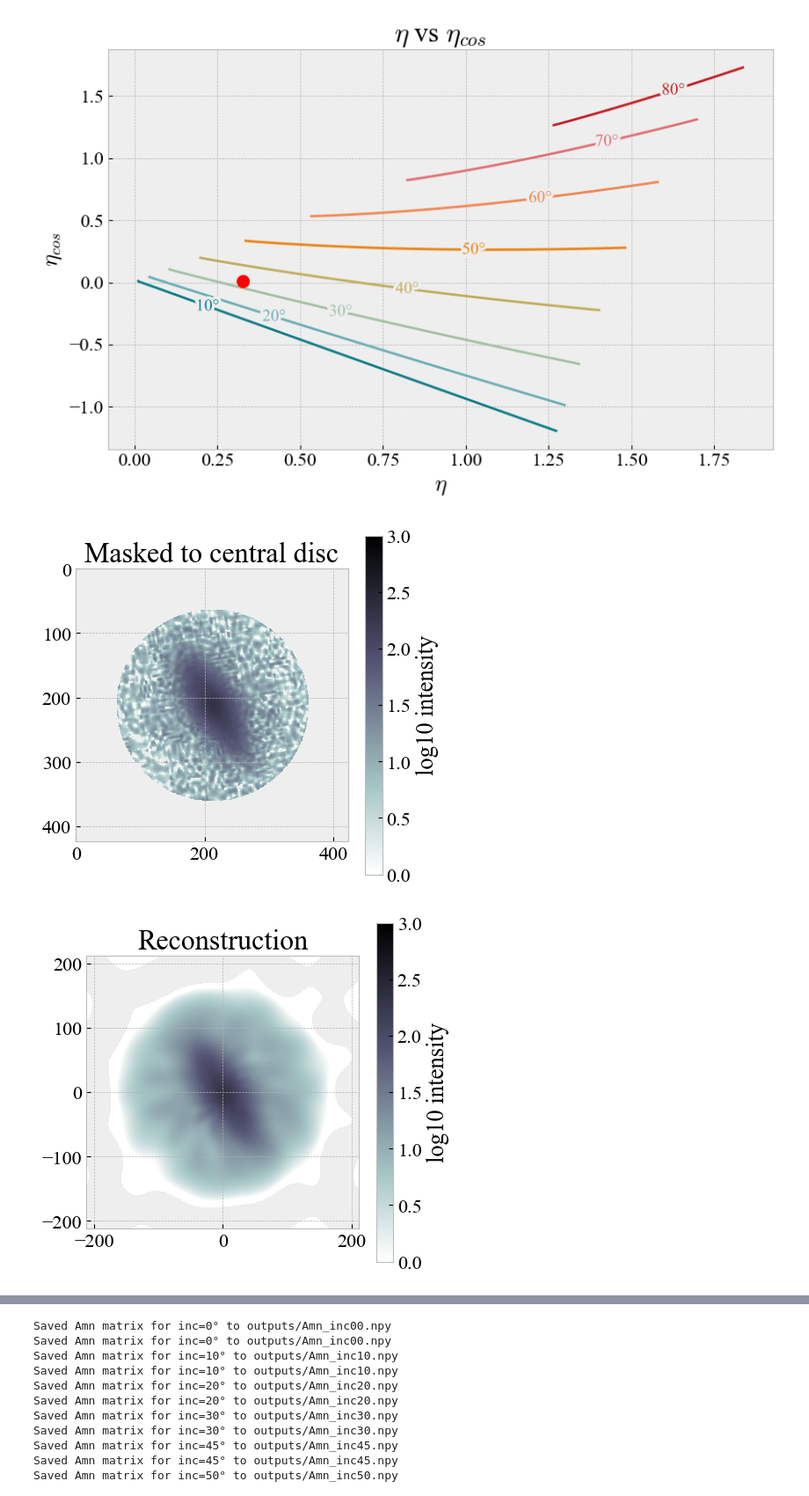
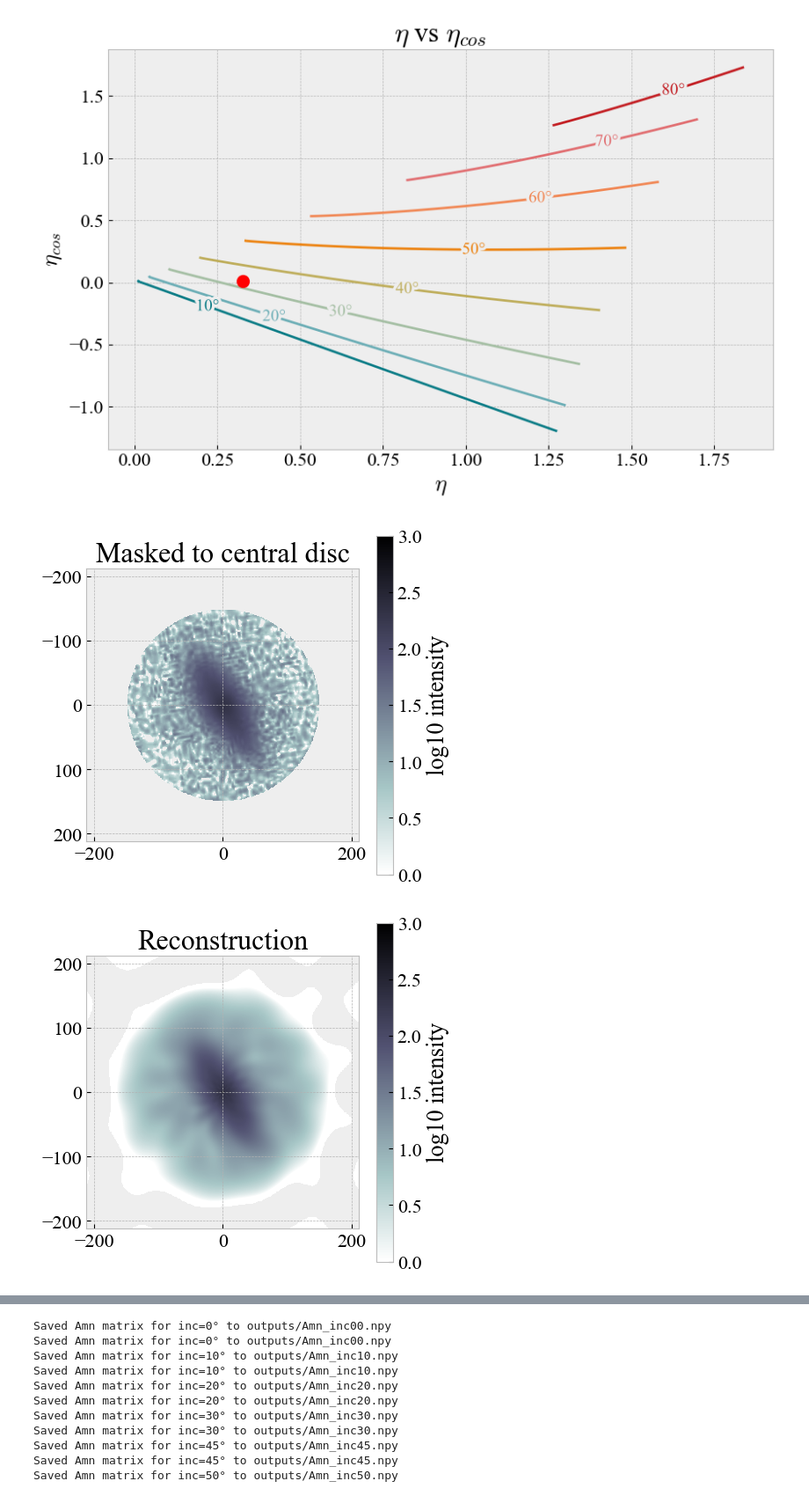
Before and after one commit to meganhmartinez/Sonification, a Jupyter notebook: Expansions.ipynb, the cells around one changed output, grey strips where cells are left out. Shown at 88% size. Saved outputs shown, nothing was run; the diff lists cells and outputs as text; code cells hidden in the pictures.

```diff
--- a/Expansions.ipynb
+++ b/Expansions.ipynb
@@ -182,10 +179,7 @@ Amn (rows = n, columns = m):
 0.3278618223455878 0.0109589688104481
 [figure]
 # %%
-from PIL import Image
-import numpy as np
-import matplotlib.pyplot as plt
-from src.DiscModel import DiscGalaxy
+rmax= 212
 
 #Load the image as a 2D float array
 file = "99129.jpg"
@@ -198,14 +192,17 @@ radius = 150  # in pixels
 # Build the circular mask
 y, x = np.indices((h,w))
 mask = (x - cx)**2 + (y - cy)**2 <= radius**2
+x_edges = np.linspace(-rmax, rmax, w)
+y_edges = np.linspace(rmax, -rmax, h)
+
 
 # Apply it: keep the disc, zero (or nan) outside
 disc_only = np.where(mask, gray, 0.0)
 
 #Quick check that only the central disc remains
 plt.figure(figsize=(5,5))
-plt.imshow(np.log10(np.where(disc_only>0, disc_only, np.nan)),
-            cmap='bone_r',
+plt.imshow(np.log10(np.where(disc_only>0, disc_only, np.nan)), extent=[x_edges[0],x_edges[-1],y_edges[0],y_edges[-1]],
+           cmap='bone_r',
            vmin=0, vmax=3)
 plt.colorbar(label='log10 intensity')
 plt.title("Masked to central disc")
@@ -230,34 +227,34 @@ D.y_centers = y_centers
 mmax, nmax = 14, 10
 E1 = D.make_expansion(mmax, nmax, 15, noisy=False)
 E1.laguerre_reconstruction(D.r, D.p)
 
 # Histogram back & plot
 X2, Y2   = np.meshgrid(x_centers, y_centers, indexing='ij')
 x_flat   = X2.ravel();     y_flat   = Y2.ravel()
 w_flat   = E1.reconstruction.ravel()
 
 recon_img, _, _ = np.histogram2d(
     x_flat, y_flat,
     bins=[x_edges, y_edges],
     weights=w_flat
 )
 counts, _, _ = np.histogram2d(
     x_flat, y_flat,
     bins=[x_edges, y_edges]
 )
 recon_img = recon_img / np.maximum(counts, 1)
 recon_img *= np.sum(disc_only) / np.sum(recon_img)
 recon_img = recon_img.T
 
 plt.figure(figsize=(5,5))
 plt.imshow(np.log10(np.where(recon_img>0, recon_img, np.nan)), cmap='bone_r',
            extent=[x_edges[0], x_edges[-1], y_edges[0], y_edges[-1]],
            vmin=0, vmax=3)
 plt.colorbar(label='log10 intensity')
 plt.title("Reconstruction")
 plt.show()
 # %% [output]
-[figure, old version]
+[figure, new version]
 [figure]
 # %%
 rmax=20
```
Also changed, not shown: parts of 4 cells of this notebook, 3 other files.
